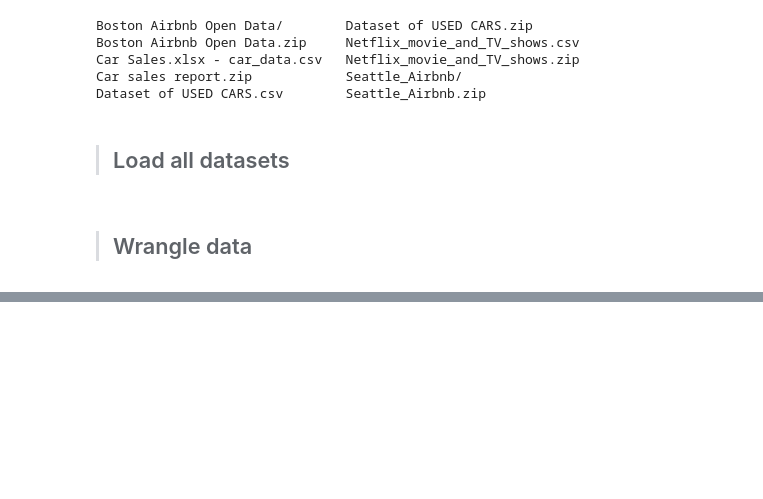
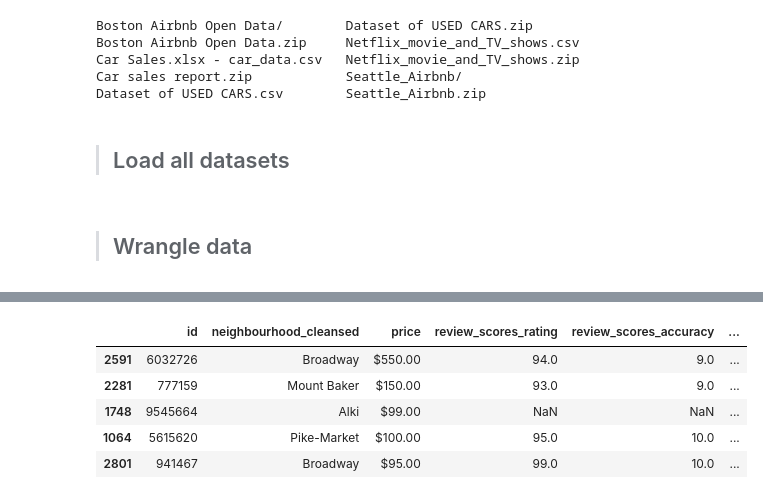
Before and after one commit to GinnCheng/Proj-Kaggle-Airbnb, a Jupyter notebook: main_script.ipynb, the cells around one changed output, grey strips where cells are left out. Saved outputs shown, nothing was run; the diff lists cells and outputs as text; code cells hidden in the pictures; blank space fills up the shorter version.

```diff
--- a/main_script.ipynb
+++ b/main_script.ipynb
@@ -329,0 +117,9 @@ memory usage: 23.3+ GB
+# %%
+ls_sa.sample(5)
+# %% [output]
+|  | id | neighbourhood_cleansed | price | review_scores_rating | review_scores_accuracy | ... |
+| 2591 | 6032726 | Broadway | $550.00 | 94.0 | 9.0 | ... |
+| 2281 | 777159 | Mount Baker | $150.00 | 93.0 | 9.0 | ... |
+| 1748 | 9545664 | Alki | $99.00 | NaN | NaN | ... |
+| 1064 | 5615620 | Pike-Market | $100.00 | 95.0 | 10.0 | ... |
+| 2801 | 941467 | Broadway | $95.00 | 99.0 | 10.0 | ... |
```
Also changed, not shown: parts of 47 cells of this notebook.
